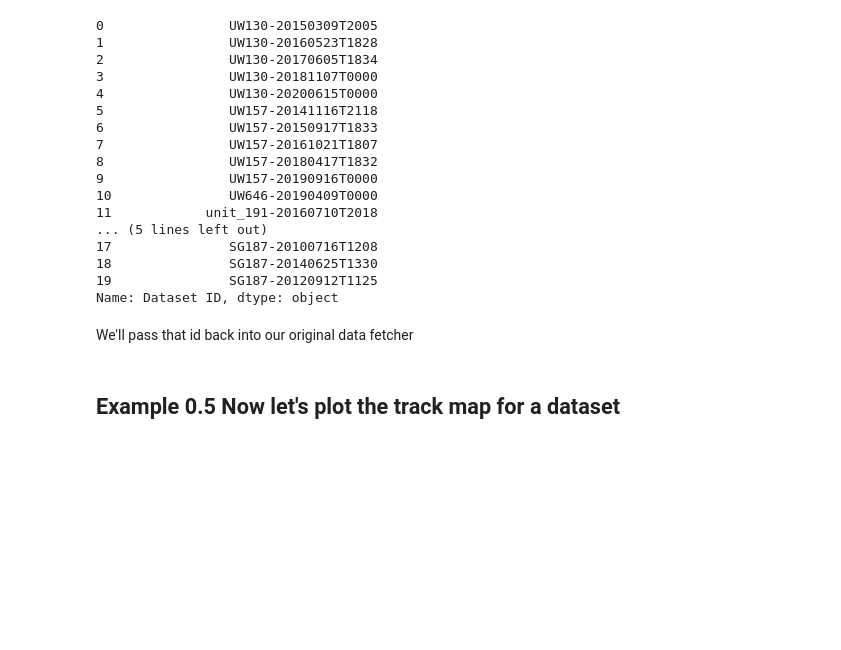
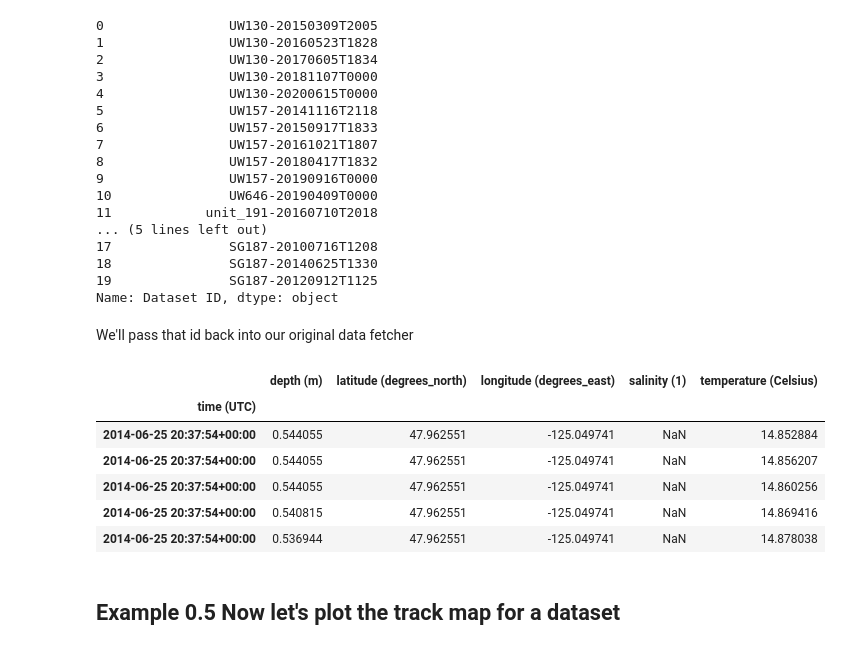
Before and after one commit to ioos/gliderpy, a Jupyter notebook: notebooks/demo.ipynb, the cells around one changed output. Saved outputs shown, nothing was run; the diff lists cells and outputs as text; code cells hidden in the pictures; blank space fills up the shorter version.

```diff
--- a/notebooks/demo.ipynb
+++ b/notebooks/demo.ipynb
@@ -288,13 +199,18 @@ We'll pass that id back into our original data fetcher
 # %%
 uw_grab = GliderDataFetcher()
 uw_grab.fetcher.dataset_id = uw_glider_ids[18]
 
-df = uw_grab.fetcher.to_pandas(
-    index_col="time (UTC)",
-    parse_dates=True,
-).dropna()
-
+df = uw_grab.to_pandas(
+)
 df.head()
+# %% [output]
+|  | depth (m) | latitude (degrees_north) | longitude (degrees_east) | salinity (1) | temperature (Celsius) |
+| time (UTC) |  |  |  |  |  |
+| 2014-06-25 20:37:54+00:00 | 0.544055 | 47.962551 | -125.049741 | NaN | 14.852884 |
+| 2014-06-25 20:37:54+00:00 | 0.544055 | 47.962551 | -125.049741 | NaN | 14.856207 |
+| 2014-06-25 20:37:54+00:00 | 0.544055 | 47.962551 | -125.049741 | NaN | 14.860256 |
+| 2014-06-25 20:37:54+00:00 | 0.540815 | 47.962551 | -125.049741 | NaN | 14.869416 |
+| 2014-06-25 20:37:54+00:00 | 0.536944 | 47.962551 | -125.049741 | NaN | 14.878038 |
 # %% [markdown]
 ## Example 0.5 Now let's plot the track map for a dataset
 # %%
```
Also changed, not shown: parts of 17 cells of this notebook.
